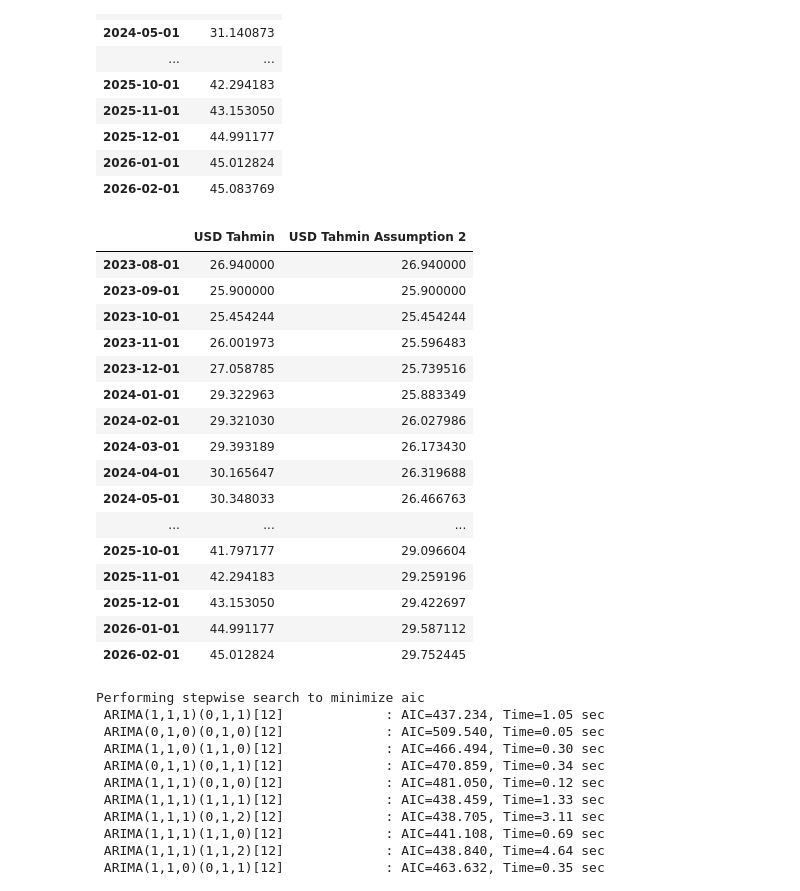
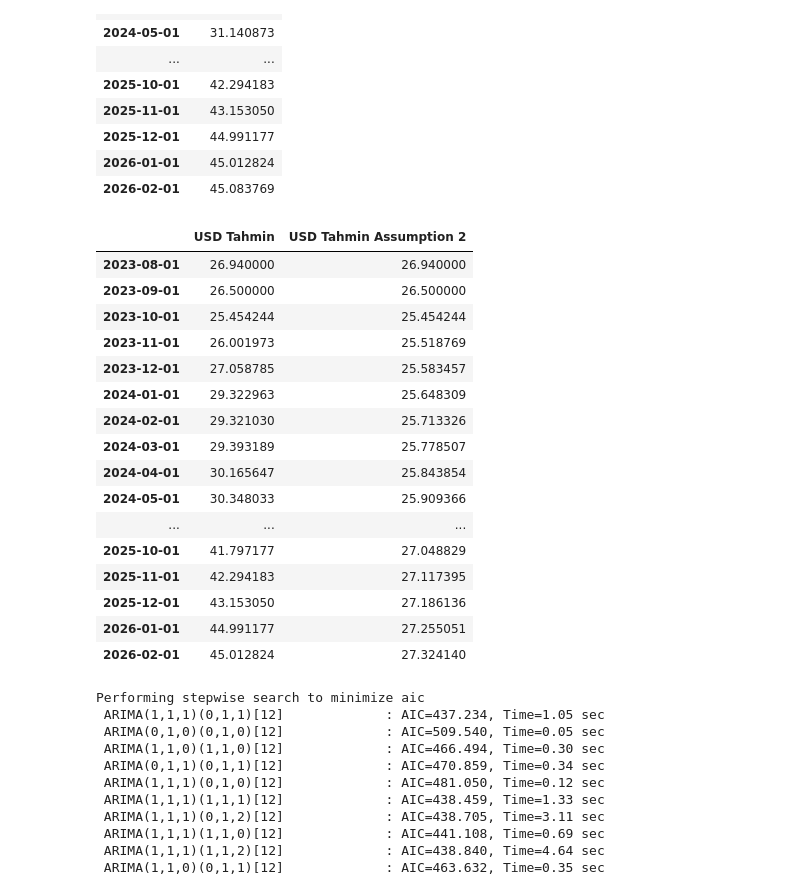
Before and after one commit to kaboya19/InflationForecast, a Jupyter notebook: InflationForecast.ipynb, the cells around one changed output. Cells and saved outputs as stored; diff of their text form; code cells hidden in the pictures.

```diff
--- a/InflationForecast.ipynb
+++ b/InflationForecast.ipynb
@@ -836,33 +836,33 @@ usdtahmin
 # %%
 
 
 
 usdtahmin["USD Tahmin"]=usdtahmin["USD Tahmin"].shift(1)
 usdtahmin.iloc[0,0]=26.94
-usdtahmin.iloc[1,0]=25.9
+usdtahmin.iloc[1,0]=26.50
 usdtahmin["USD Tahmin Assumption 2"]=usdtahmin["USD Tahmin"]
 for i in range(0, len(usdtahmin)-3):
 
    usdtahmin["USD Tahmin Assumption 2"][i+3]=usdtahmin["USD Tahmin Assumption 2"][i+2]*drop_percentage
 usdtahmin
 # %% [output]
 |  | USD Tahmin | USD Tahmin Assumption 2 |
 | 2023-08-01 | 26.940000 | 26.940000 |
-| 2023-09-01 | 25.900000 | 25.900000 |
+| 2023-09-01 | 26.500000 | 26.500000 |
 | 2023-10-01 | 25.454244 | 25.454244 |
-| 2023-11-01 | 26.001973 | 25.596483 |
-| 2023-12-01 | 27.058785 | 25.739516 |
-| 2024-01-01 | 29.322963 | 25.883349 |
-| 2024-02-01 | 29.321030 | 26.027986 |
-| 2024-03-01 | 29.393189 | 26.173430 |
-| 2024-04-01 | 30.165647 | 26.319688 |
-| 2024-05-01 | 30.348033 | 26.466763 |
+| 2023-11-01 | 26.001973 | 25.518769 |
+| 2023-12-01 | 27.058785 | 25.583457 |
+| 2024-01-01 | 29.322963 | 25.648309 |
+| 2024-02-01 | 29.321030 | 25.713326 |
+| 2024-03-01 | 29.393189 | 25.778507 |
+| 2024-04-01 | 30.165647 | 25.843854 |
+| 2024-05-01 | 30.348033 | 25.909366 |
 | ... | ... | ... |
-| 2025-10-01 | 41.797177 | 29.096604 |
-| 2025-11-01 | 42.294183 | 29.259196 |
-| 2025-12-01 | 43.153050 | 29.422697 |
-| 2026-01-01 | 44.991177 | 29.587112 |
-| 2026-02-01 | 45.012824 | 29.752445 |
+| 2025-10-01 | 41.797177 | 27.048829 |
+| 2025-11-01 | 42.294183 | 27.117395 |
+| 2025-12-01 | 43.153050 | 27.186136 |
+| 2026-01-01 | 44.991177 | 27.255051 |
+| 2026-02-01 | 45.012824 | 27.324140 |
 # %%
 from pmdarima.arima import auto_arima
 
```
Also changed, not shown: parts of 11 cells of this notebook.
